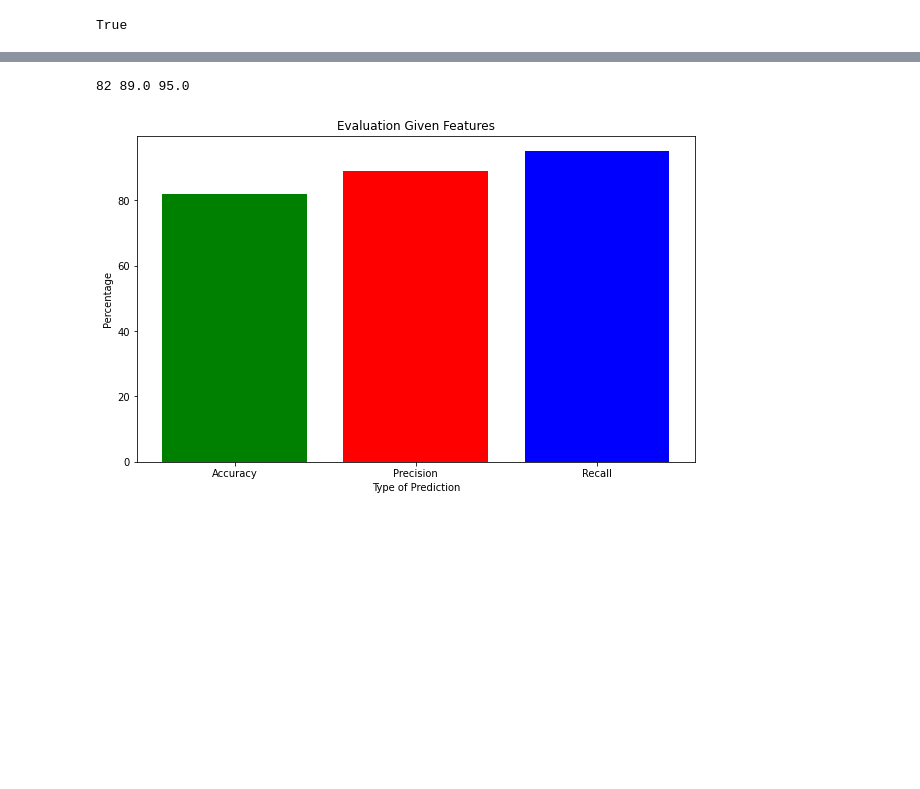
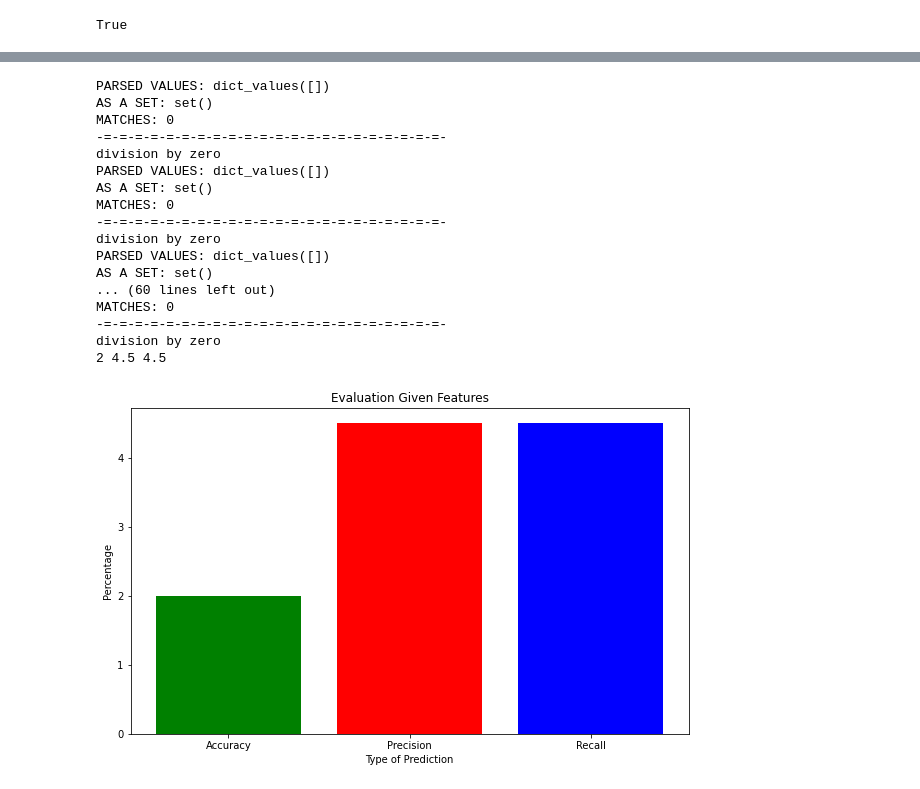
Before and after one commit to brabiei21/CER-with-LLMs, a Jupyter notebook: Code/main.ipynb, the cells around one changed output, grey strips where cells are left out. Saved outputs shown, nothing was run; the diff lists cells and outputs as text; code cells hidden in the pictures; blank space fills up the shorter version.

```diff
--- a/Code/main.ipynb
+++ b/Code/main.ipynb
@@ -194,27 +216,6 @@ with open(file_path, 'r') as file:
             json.dump(temp, f)  # Write JSON object
             f.write('\n')       # Add a newline to separate objects
 # %%
-def parse_values(data_str):
-    # Normalize newline characters and split the string into records based on the ';;' separator
-    records = data_str.replace('\n', '').split(';;')
-    # Initialize an empty dictionary to store the parsed data
-    parsed_data = {}
-    # Iterate through each record
-    for record in records:
-        # Check if the record is not empty
-        if record:
-            # Split the record into attribute name and value based on the '::' separator
-            print(record)
-            attr_name, attr_value = record.split('::')
-            # Add the attribute and its value to the dictionary only if the value is not empty
-            if attr_value != '':
-                parsed_data[attr_name] = attr_value
-    return parsed_data
-
-# Example string to parse with a newline character and an empty value
-data_str_with_newline_and_empty_value = "color::;;\ndimension::;;"
-
-
 # Parse the string and print the result
 parsed_data_with_newline_and_empty_value = parse_values(data_str_with_newline_and_empty_value)
 parsed_data_with_newline_and_empty_value
@@ -322,7 +339,9 @@ F1 Score:  0.9111969111969112
 # %%
-ACC = 0
-PREC = 0
-REC = 0
+# evaluates the performance of predictions compared to ground truth data
+
+ACC = 0     # Accuracy
+PREC = 0    # Precision
+REC = 0     # Recall
 
 with open('eval2.jsonl', 'r') as file:
     with open(file_path, 'r') as f:
@@ -347,36 +366,59 @@ with open('eval2.jsonl', 'r') as file:
                     ACC += 1
 
             # Updated logic to handle empty set cases as specified
             if not parsed_data.values() and not gtv:
                 PREC += 1  # Both sets are empty
             elif not gtv and parsed_data.values():
                 PREC += 0  # set2 is empty but set1 is not
             else:
                 # Count how many elements in set1 have a match in set2 using the is_match function
                 matches = sum(is_match(elem, set(gtv)) for elem in set(parsed_data.values()))
                 # Calculate the fraction
-                PREC += matches / len(set(parsed_data.values()))
+                try:
+                    PREC += matches / len(set(parsed_data.values()))
+                except Exception as e:
+                    print("PARSED VALUES:", parsed_data.values())
+                    print("AS A SET:", set(parsed_data.values()))
+                    print("MATCHES:", matches)
+                    print("-=-=-=-=-=-=-=-=-=-=-=-=-=-=-=-=-=-=-=-=-=-=-")
+                    print(e)
 
             # Get Recall, meaning how many of the ground truth values are in the predicted values
             if not parsed_data.values() and not gtv:
                 REC += 1
             elif not gtv and parsed_data.values():
                 REC += 0
             else:
                 matches = sum(is_match(elem, set(gtv)) for elem in set(parsed_data.values()))
                 REC += matches / len(set(gtv))
 
 
 print(ACC, PREC, REC)
 plt.figure(figsize=(10, 6))
 plt.bar(['Accuracy', 'Precision', 'Recall'], [ACC, PREC, REC], color=['green', 'red', 'blue'])
 plt.xlabel('Type of Prediction')
 plt.ylabel('Percentage')
 plt.title('Evaluation Given Features')
 plt.show()
 # %% [output]
-82 89.0 95.0
+PARSED VALUES: dict_values([])
+AS A SET: set()
+MATCHES: 0
+-=-=-=-=-=-=-=-=-=-=-=-=-=-=-=-=-=-=-=-=-=-=-
+division by zero
+PARSED VALUES: dict_values([])
+AS A SET: set()
+MATCHES: 0
+-=-=-=-=-=-=-=-=-=-=-=-=-=-=-=-=-=-=-=-=-=-=-
+division by zero
+PARSED VALUES: dict_values([])
+AS A SET: set()
+... (60 lines left out)
+MATCHES: 0
+-=-=-=-=-=-=-=-=-=-=-=-=-=-=-=-=-=-=-=-=-=-=-
+division by zero
+2 4.5 4.5
-[figure, old version]
+[figure, new version]
 # %%
 ACC = 0
 PREC = 0
```
Also changed, not shown: parts of 6 cells of this notebook, 4 other files.
